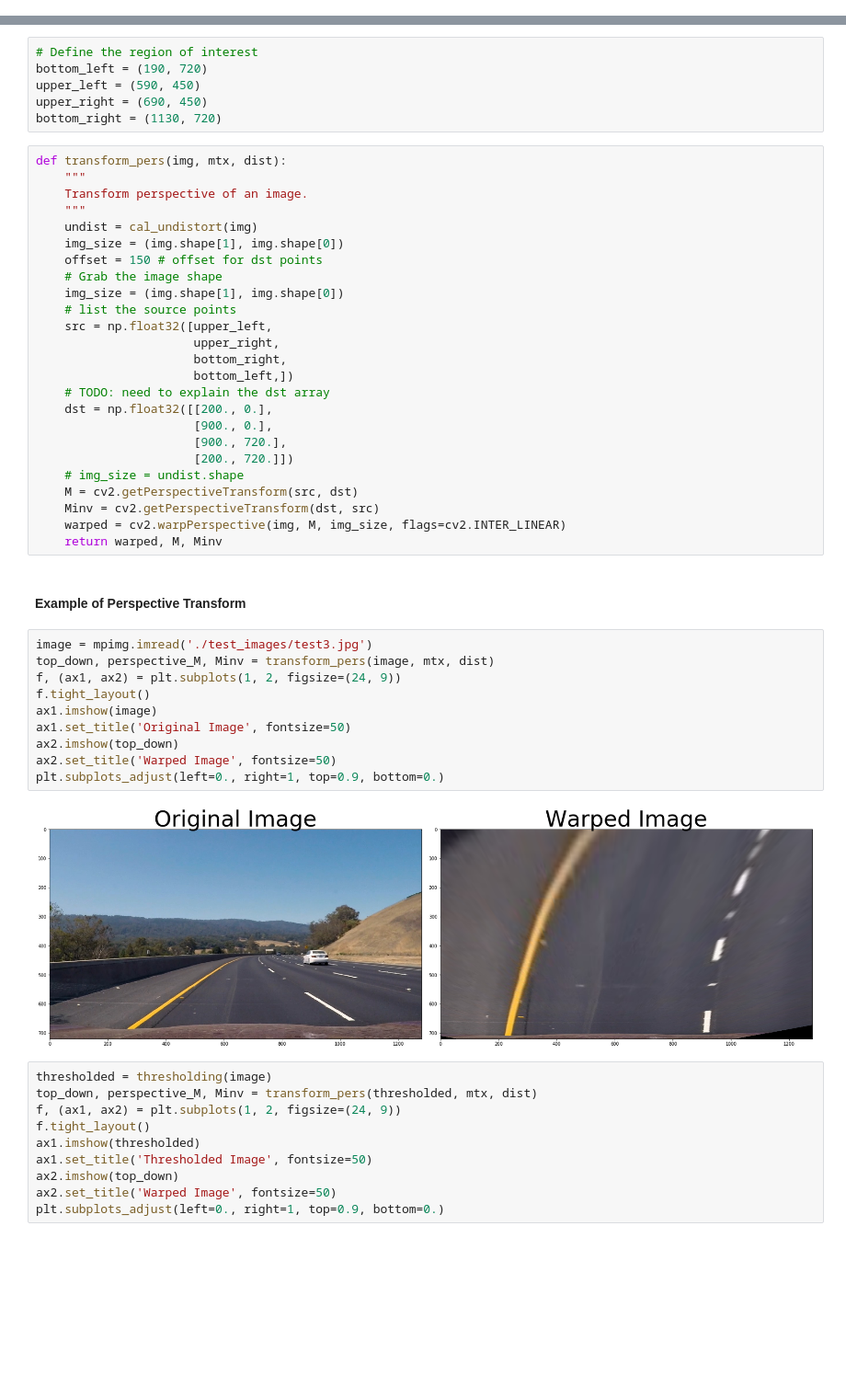
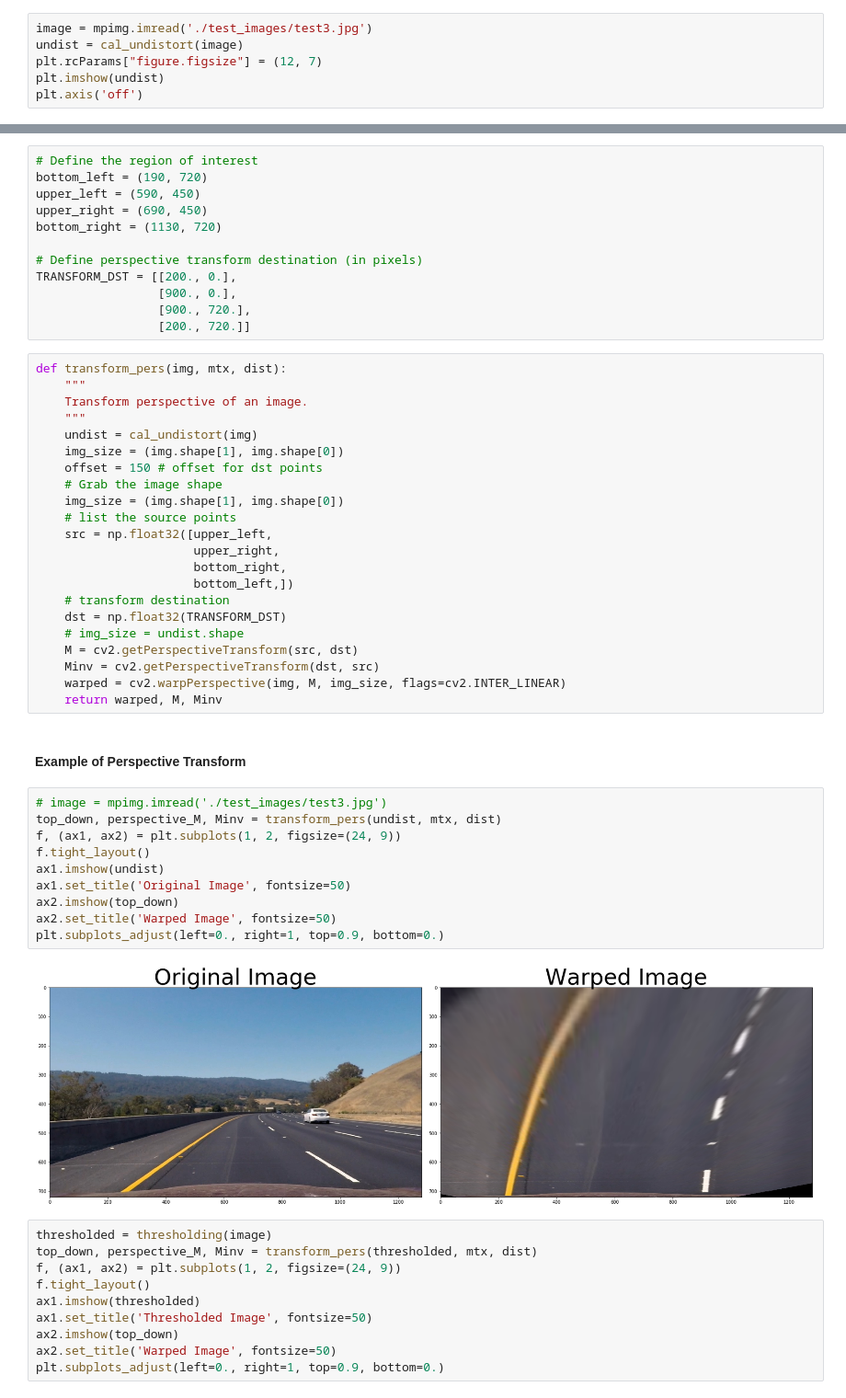
Before and after one commit to trimcao/sdcnd-p4-advanced-lane-lines, a Jupyter notebook: project4.ipynb, the cells around one changed output, grey strips where cells are left out. Shown at 92% size. Saved outputs shown, nothing was run; the diff lists cells and outputs as text; blank space fills up the shorter version.

```diff
--- a/project4.ipynb
+++ b/project4.ipynb
@@ -92,0 +95,6 @@ def cal_undistort(img, ret=ret, mtx=mtx, dist=dist, rvecs=rvecs, tvecs=tvecs):
+# %%
+image = mpimg.imread('./test_images/test3.jpg')
+undist = cal_undistort(image)
+plt.rcParams["figure.figsize"] = (12, 7)
+plt.imshow(undist)
+plt.axis('off')
@@ -161,6 +172,12 @@ bottom_left = (190, 720)
 upper_left = (590, 450)
 upper_right = (690, 450)
 bottom_right = (1130, 720)
+
+# Define perspective transform destination (in pixels)
+TRANSFORM_DST = [[200., 0.],
+                 [900., 0.],
+                 [900., 720.],
+                 [200., 720.]]
 # %%
 def transform_pers(img, mtx, dist):
     """
@@ -176,11 +193,8 @@ def transform_pers(img, mtx, dist):
                       upper_right,
                       bottom_right,
                       bottom_left,])
-    # TODO: need to explain the dst array
-    dst = np.float32([[200., 0.],
-                      [900., 0.],
-                      [900., 720.],
-                      [200., 720.]])
+    # transform destination
+    dst = np.float32(TRANSFORM_DST)
     # img_size = undist.shape
     M = cv2.getPerspectiveTransform(src, dst)
     Minv = cv2.getPerspectiveTransform(dst, src)
@@ -189,17 +203,17 @@ def transform_pers(img, mtx, dist):
 # %% [markdown]
 #### Example of Perspective Transform
 # %%
-image = mpimg.imread('./test_images/test3.jpg')
-top_down, perspective_M, Minv = transform_pers(image, mtx, dist)
+# image = mpimg.imread('./test_images/test3.jpg')
+top_down, perspective_M, Minv = transform_pers(undist, mtx, dist)
 f, (ax1, ax2) = plt.subplots(1, 2, figsize=(24, 9))
 f.tight_layout()
-ax1.imshow(image)
+ax1.imshow(undist)
 ax1.set_title('Original Image', fontsize=50)
 ax2.imshow(top_down)
 ax2.set_title('Warped Image', fontsize=50)
 plt.subplots_adjust(left=0., right=1, top=0.9, bottom=0.)
 # %% [output]
-[figure, old version]
+[figure, new version]
 # %%
 thresholded = thresholding(image)
 top_down, perspective_M, Minv = transform_pers(thresholded, mtx, dist)
```
Also changed, not shown: parts of 8 cells of this notebook, 10 other files.
